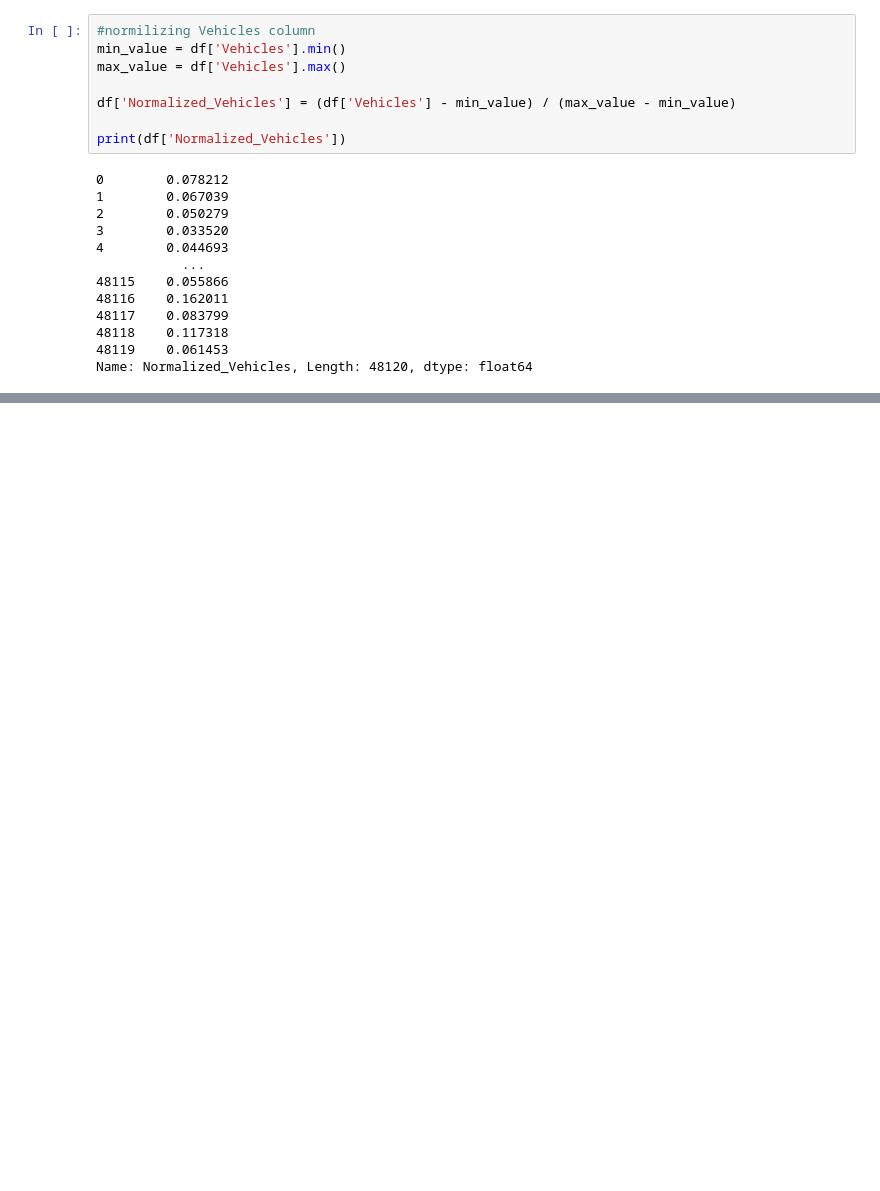
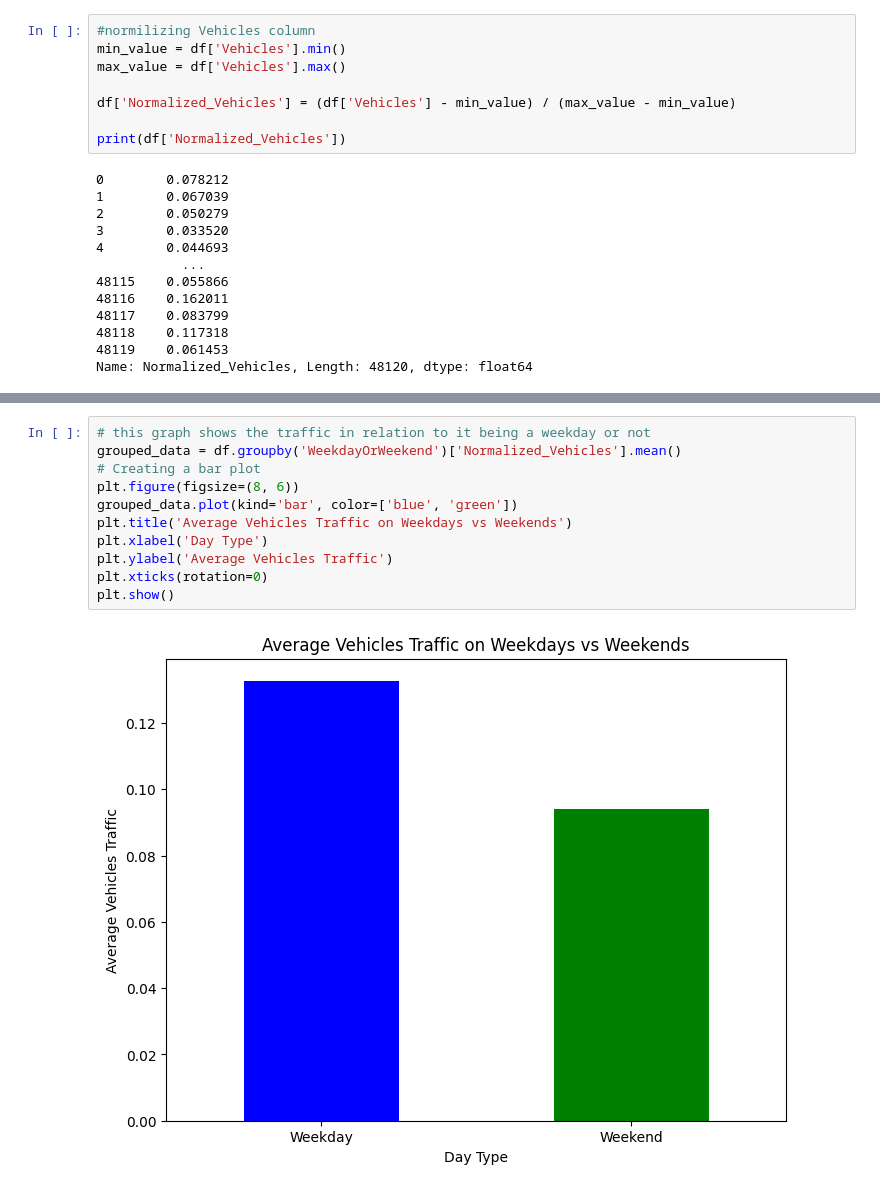
Before and after one commit to amina-work/Projet_PredictionDuTraficDansUneSmartCityIoT, a Jupyter notebook: app.ipynb, the cells around one changed output, grey strips where cells are left out. Cells and saved outputs as stored; diff of their text form; blank space fills up the shorter version.

Commit message:
prog: added graphs that explore data

```diff
--- a/app.ipynb
+++ b/app.ipynb
@@ -86,3 +104,16 @@ plt.legend()
 plt.show()
 # %% [output]
 [figure]
+# %%
+# this graph shows the traffic in relation to it being a weekday or not
+grouped_data = df.groupby('WeekdayOrWeekend')['Normalized_Vehicles'].mean()
+# Creating a bar plot
+plt.figure(figsize=(8, 6))
+grouped_data.plot(kind='bar', color=['blue', 'green'])
+plt.title('Average Vehicles Traffic on Weekdays vs Weekends')
+plt.xlabel('Day Type')
+plt.ylabel('Average Vehicles Traffic')
+plt.xticks(rotation=0)
+plt.show()
+# %% [output]
+[figure, added]
```
Also changed, not shown: parts of 4 cells of this notebook.
